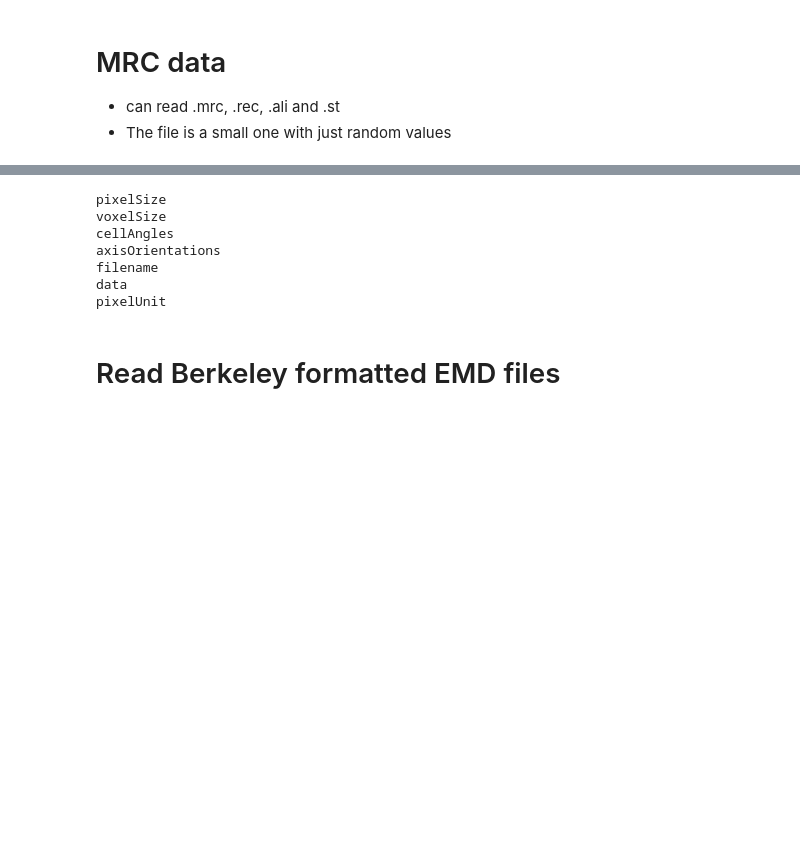
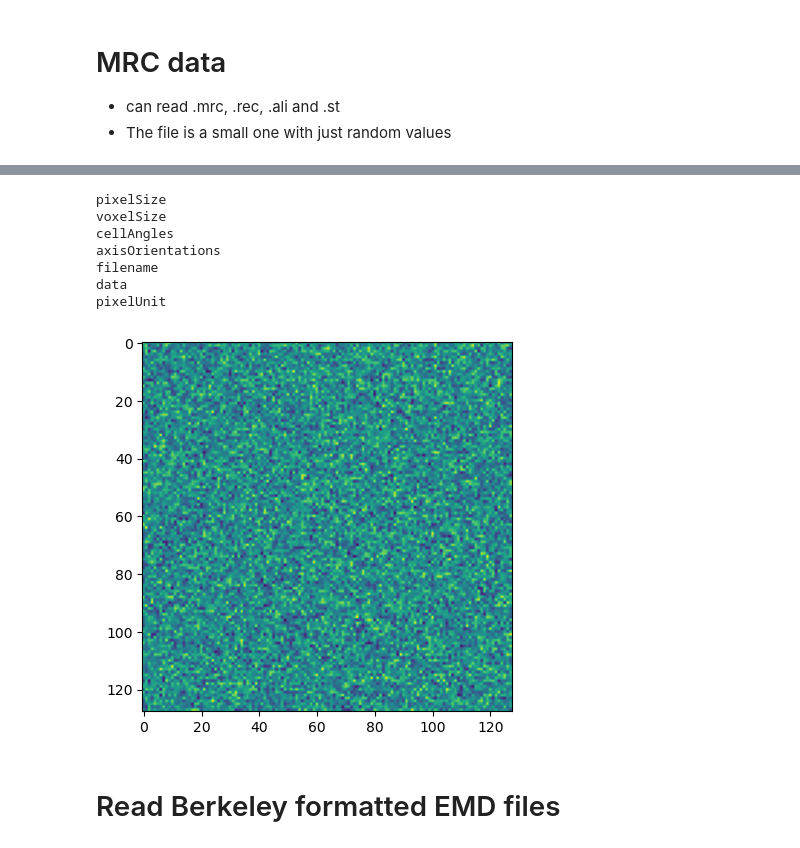
Before and after one commit to ercius/openNCEM, a Jupyter notebook: ncempy/notebooks/loading_data_examples.ipynb, the cells around one changed output, grey strips where cells are left out. Cells and saved outputs as stored; diff of their text form; code cells hidden in the pictures; blank space fills up the shorter version.

```diff
--- a/ncempy/notebooks/loading_data_examples.ipynb
+++ b/ncempy/notebooks/loading_data_examples.ipynb
@@ -70,7 +68,7 @@ The X pixel size is 8.67462211402956e-12
 # %%
 mrc_file = 'temp.mrc' # just random numbers
 
-mrc0 = nio.mrc.mrcReader(directory_path / mrc_file)
+mrc0 = ncempy.read(directory_path / mrc_file)
 
 fg, ax = plt.subplots(1,1)
 ax.imshow(mrc0['data'].sum(axis=0))
@@ -84,10 +80,11 @@ for key in mrc0.keys():
 pixelSize
 voxelSize
 cellAngles
 axisOrientations
 filename
 data
 pixelUnit
+[figure, added]
 # %% [markdown]
 # Read Berkeley formatted EMD files
 # %%
```
Also changed, not shown: parts of 9 cells of this notebook.
